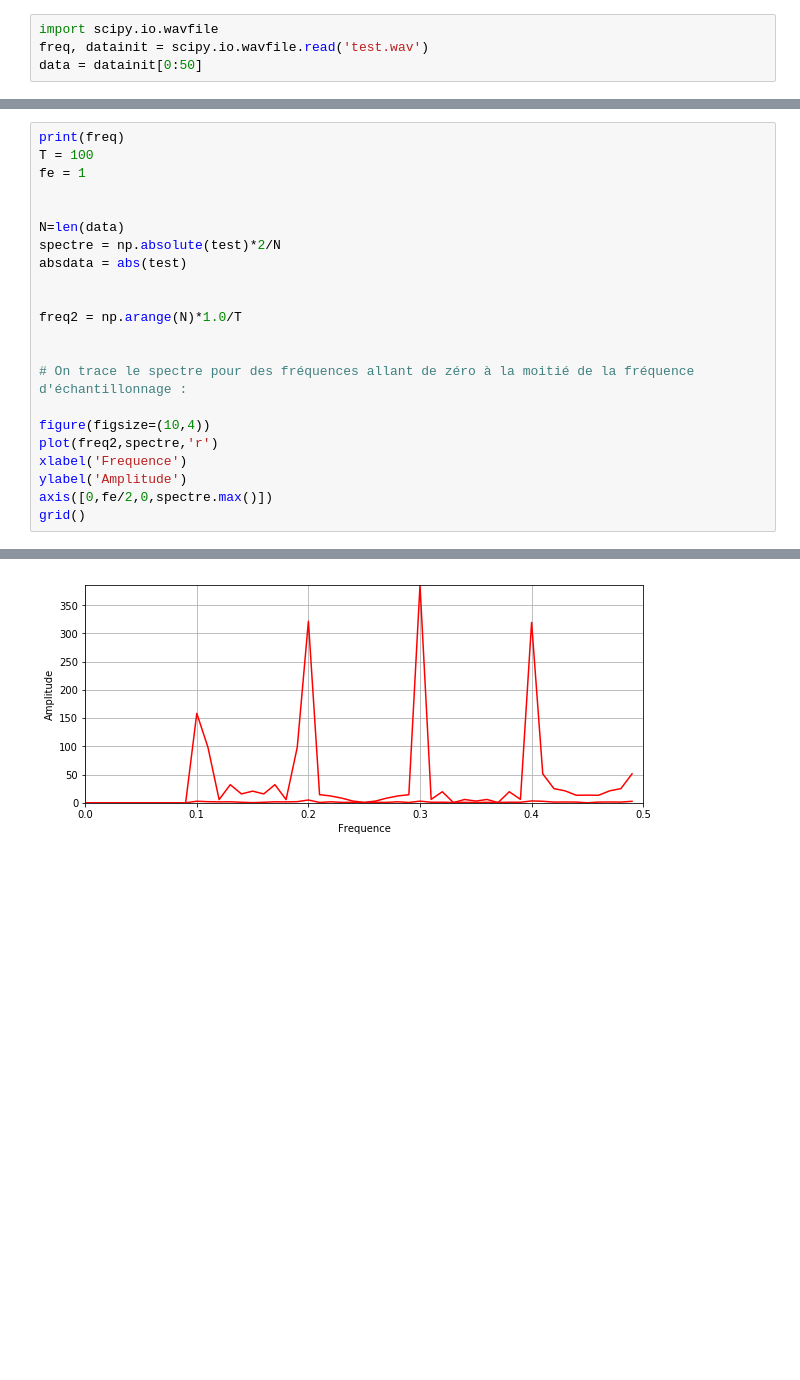
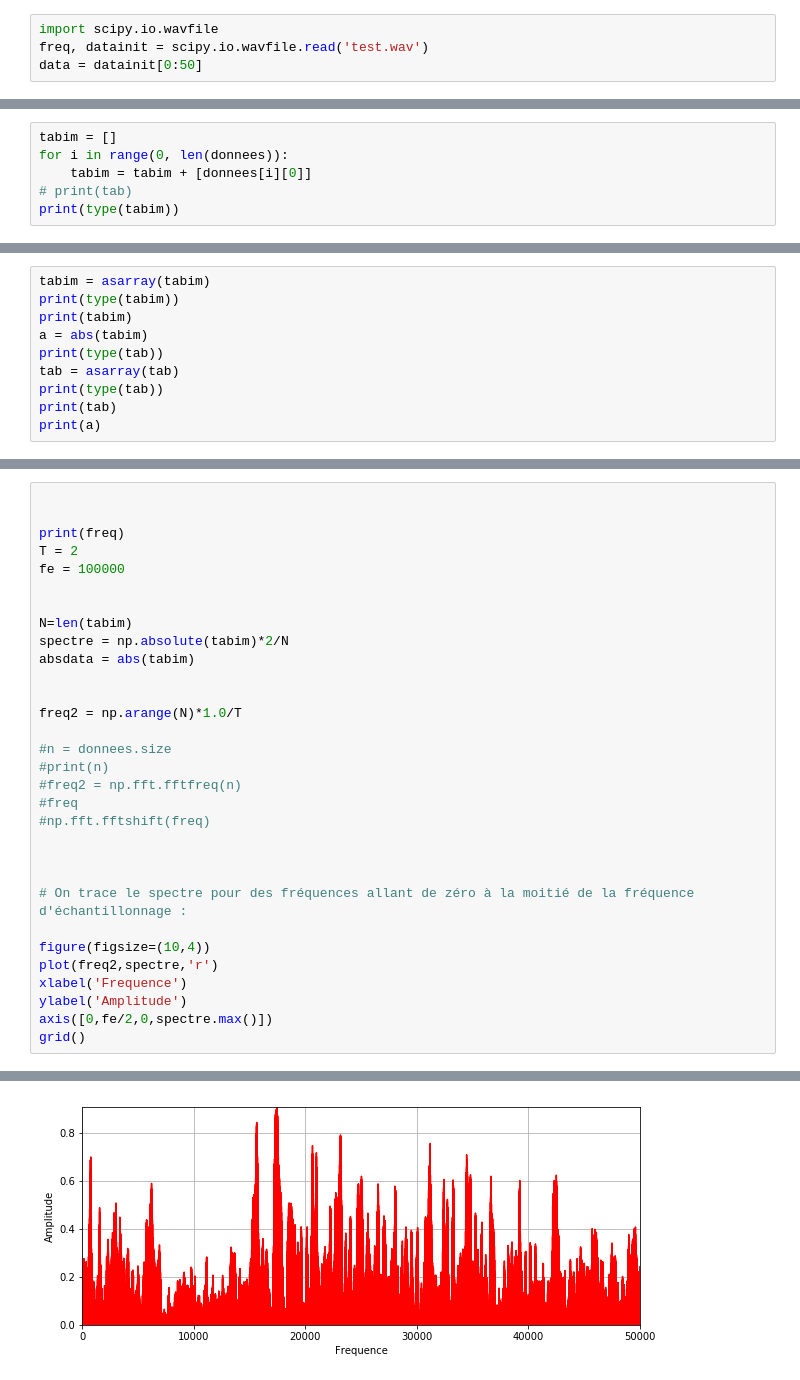
Before and after one commit to M1-2018-TraitementSignal/EncDecMP3, a Jupyter notebook: tracefrequence.ipynb, the cells around one changed output, grey strips where cells are left out. Saved outputs shown, nothing was run; the diff lists cells and outputs as text; blank space fills up the shorter version.

```diff
--- a/tracefrequence.ipynb
+++ b/tracefrequence.ipynb
@@ -93,0 +176,6 @@ data = datainit[0:50]
+# %%
+tabim = []
+for i in range(0, len(donnees)):
+    tabim = tabim + [donnees[i][0]]
+# print(tab)
+print(type(tabim))
@@ -93,0 +184,10 @@ data = datainit[0:50]
+# %%
+tabim = asarray(tabim)
+print(type(tabim))
+print(tabim)
+a = abs(tabim)
+print(type(tab))
+tab = asarray(tab)
+print(type(tab))
+print(tab)
+print(a)
@@ -94,15 +205,24 @@ data = datainit[0:50]
 # %%
-print(freq)
-T = 100
-fe = 1
 
 
-N=len(data)
-spectre = np.absolute(test)*2/N
-absdata = abs(test)
+print(freq)
+T = 2
+fe = 100000
+
+
+N=len(tabim)
+spectre = np.absolute(tabim)*2/N
+absdata = abs(tabim)
 
 
 freq2 = np.arange(N)*1.0/T
+
+#n = donnees.size
+#print(n)
+#freq2 = np.fft.fftfreq(n)
+#freq
+#np.fft.fftshift(freq)
+
 
 
 # On trace le spectre pour des fréquences allant de zéro à la moitié de la fréquence d'échantillonnage :
@@ -118 +238 @@ grid()
-[figure, old version]
+[figure, new version]
```
Also changed, not shown: parts of 7 cells of this notebook, 2 other files.
